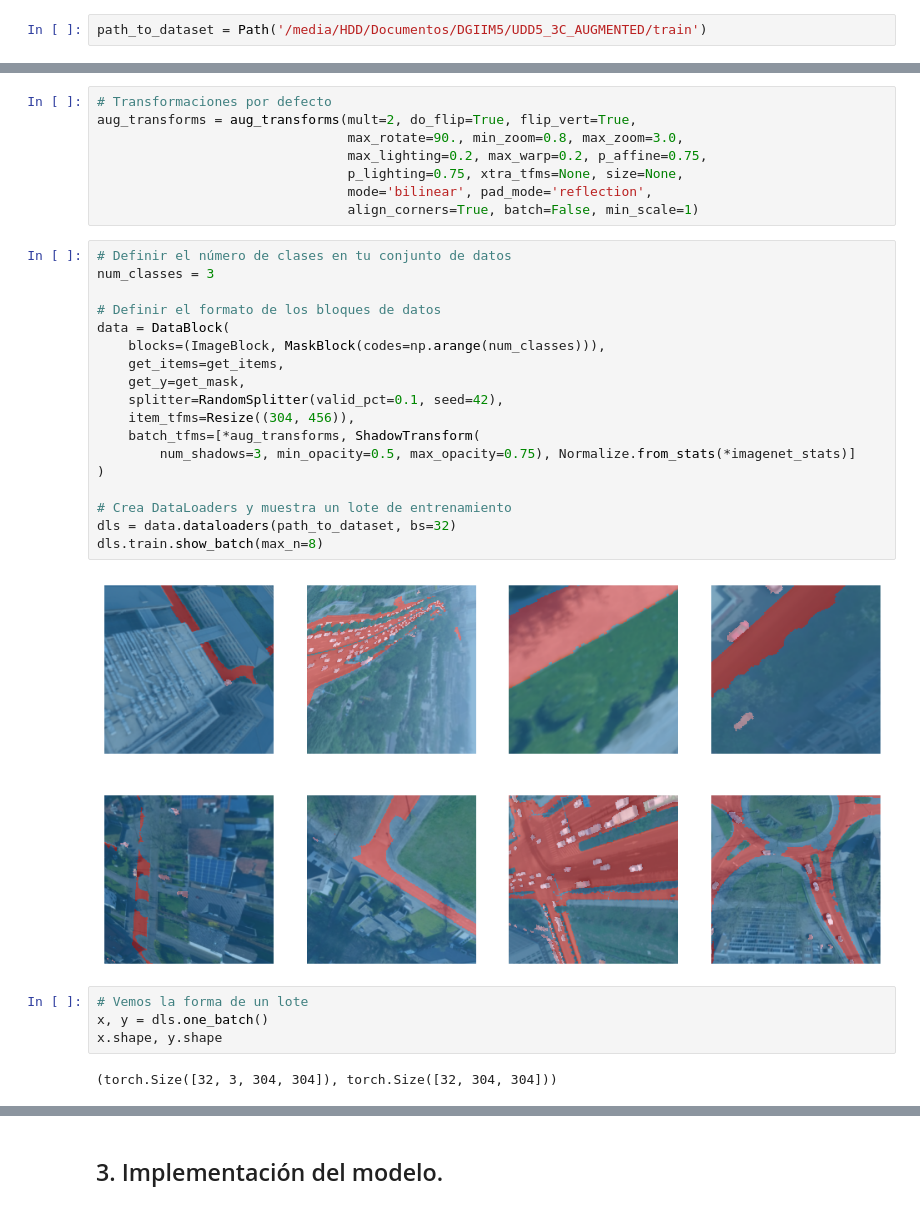
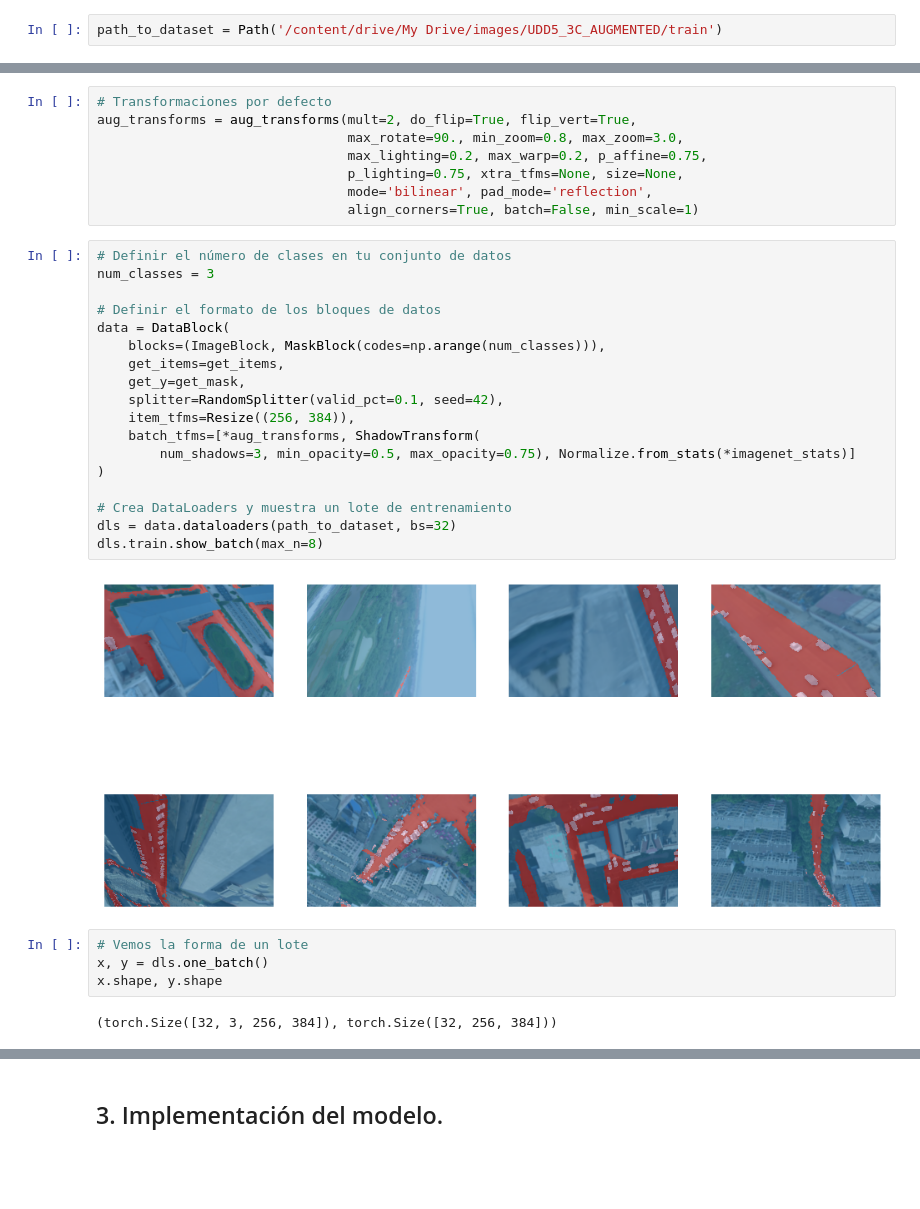
Before and after one commit to pab1s/granada-parking-segmentation, a Jupyter notebook: notebooks/VC_DeepLabV3+.ipynb, the cells around one changed output, grey strips where cells are left out. Drawn from its saved outputs; the diff is of its cells as text; blank space fills up the shorter version.

```diff
--- a/notebooks/VC_DeepLabV3+.ipynb
+++ b/notebooks/VC_DeepLabV3+.ipynb
@@ -120,7 +122,7 @@ def save_metrics_to_csv(learner, file_path='deeplab_metrics.csv', **kwargs):
 # %% [markdown]
 ## 2. Carga y preparación de los datos.
 # %%
-path_to_dataset = Path('/media/HDD/Documentos/DGIIM5/UDD5_3C_AUGMENTED/train')
+path_to_dataset = Path('/content/drive/My Drive/images/UDD5_3C_AUGMENTED/train')
 # %%
 def get_y_fn(x):
     """
@@ -218,27 +220,27 @@ aug_transforms = aug_transforms(mult=2, do_flip=True, flip_vert=True,
 # %%
 # Definir el número de clases en tu conjunto de datos
 num_classes = 3
 
 # Definir el formato de los bloques de datos
 data = DataBlock(
     blocks=(ImageBlock, MaskBlock(codes=np.arange(num_classes))),
     get_items=get_items,
     get_y=get_mask,
     splitter=RandomSplitter(valid_pct=0.1, seed=42),
-    item_tfms=Resize((304, 456)),
+    item_tfms=Resize((256, 384)),
     batch_tfms=[*aug_transforms, ShadowTransform(
         num_shadows=3, min_opacity=0.5, max_opacity=0.75), Normalize.from_stats(*imagenet_stats)]
 )
 
 # Crea DataLoaders y muestra un lote de entrenamiento
 dls = data.dataloaders(path_to_dataset, bs=32)
 dls.train.show_batch(max_n=8)
 # %% [output]
-[figure, old version]
+[figure, new version]
 # %%
 # Vemos la forma de un lote
 x, y = dls.one_batch()
 x.shape, y.shape
 # %% [output]
-(torch.Size([32, 3, 304, 304]), torch.Size([32, 304, 304]))
+(torch.Size([32, 3, 256, 384]), torch.Size([32, 256, 384]))
 # %%
```
Also changed, not shown: parts of 12 cells of this notebook, 16 other files.
